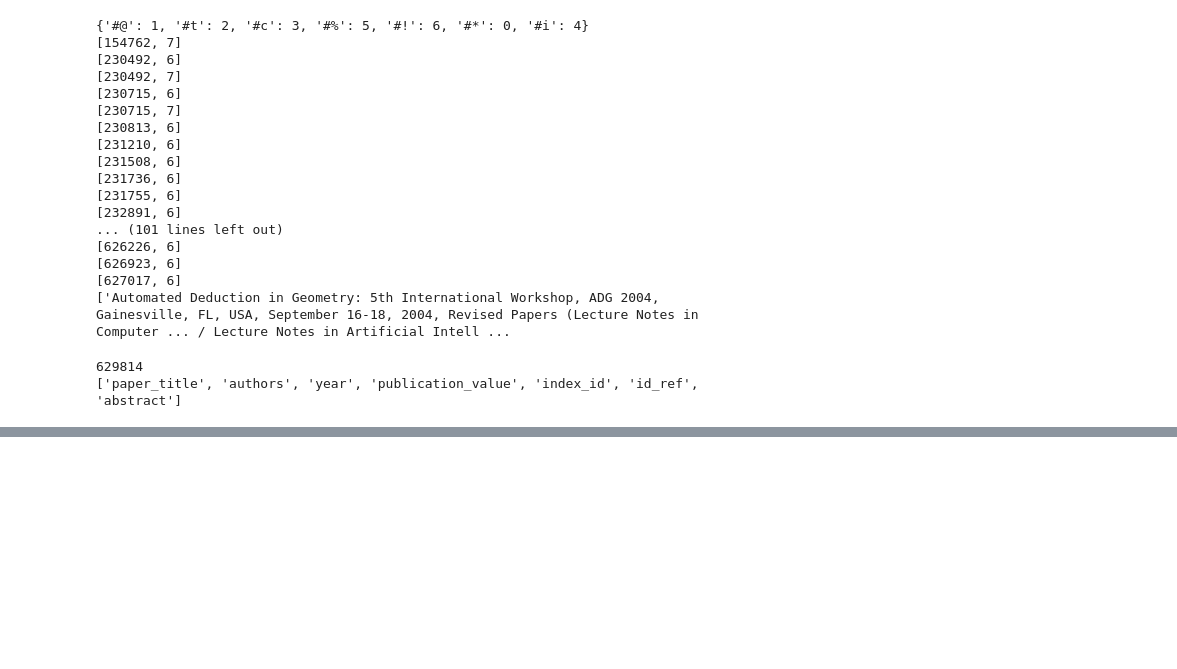
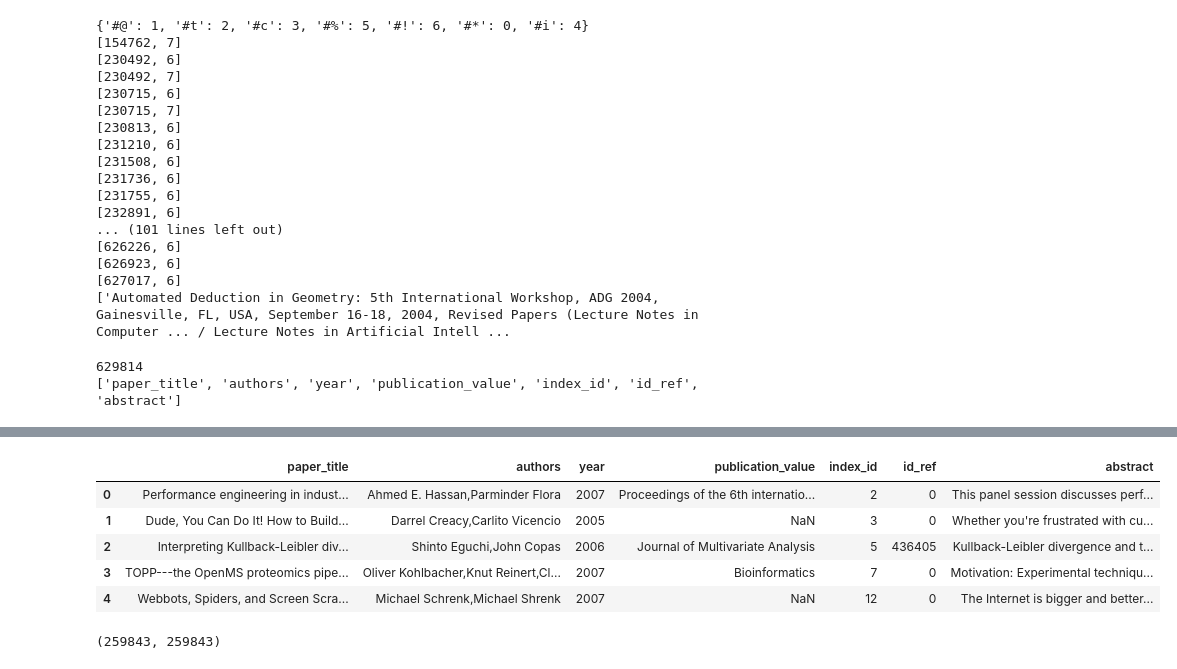
Before and after one commit to devpatelio/ConnecSci, a Jupyter notebook: scraper.ipynb, the cells around one changed output, grey strips where cells are left out. Drawn from its saved outputs; the diff is of its cells as text; code cells hidden in the pictures; blank space fills up the shorter version.

```diff
--- a/scraper.ipynb
+++ b/scraper.ipynb
@@ -179,0 +241,36 @@ results = search.get_dict()
+# %%
+
+nodes = df_b['index_id'].values.tolist()
+nodes =list(map(lambda x: x[4:], nodes))
+df_b['index_id'] = nodes
+
+# edges = df_b['id_ref'].values.tolist()
+# edges = list(map(lambda x: x.replace("['", ''), edges))
+# edges = list(map(lambda x: x.replace("']", ''), edges))
+# df_b['id_ref'] = df_b['id_ref'].replace(r'^\s*$', np.nan, regex=True)
+
+df_b['id_ref'] = df_b.apply(lambda x: x['id_ref'][2:-2] if x['id_ref'] != '[]' else x['id_ref'].replace('[]', '0'), axis=1)
+# df_b.astype({'id_ref': 'int32'}).dtypes
+
+df_b.head()
+
+# all_nodes
+# adjacency = pd.DataFrame(np.identity(len(all_nodes)), columns=all_nodes, index=all_nodes)
+
+# edges = df_b['id_ref'].tolist()
+# print(edges)
+
+# for relation in edges:
+#     adjacency[relation[0]][relation[2]] = relation[1]
+# %% [output]
+|  | paper_title | authors | year | publication_value | index_id | id_ref | abstract |
+| 0 | Performance engineering in indust... | Ahmed E. Hassan,Parminder Flora | 2007 | Proceedings of the 6th internatio... | 2 | 0 | This panel session discusses perf... |
+| 1 | Dude, You Can Do It! How to Build... | Darrel Creacy,Carlito Vicencio | 2005 | NaN | 3 | 0 | Whether you're frustrated with cu... |
+| 2 | Interpreting Kullback-Leibler div... | Shinto Eguchi,John Copas | 2006 | Journal of Multivariate Analysis | 5 | 436405 | Kullback-Leibler divergence and t... |
+| 3 | TOPP---the OpenMS proteomics pipe... | Oliver Kohlbacher,Knut Reinert,Cl... | 2007 | Bioinformatics | 7 | 0 | Motivation: Experimental techniqu... |
+| 4 | Webbots, Spiders, and Screen Scra... | Michael Schrenk,Michael Shrenk | 2007 | NaN | 12 | 0 | The Internet is bigger and better... |
+# %%
+np_edge_table = np.identity(len(nodes))
+print(np_edge_table.shape)
+# %% [output]
+(259843, 259843)
```
Also changed, not shown: parts of 15 cells of this notebook, 3 other files.
